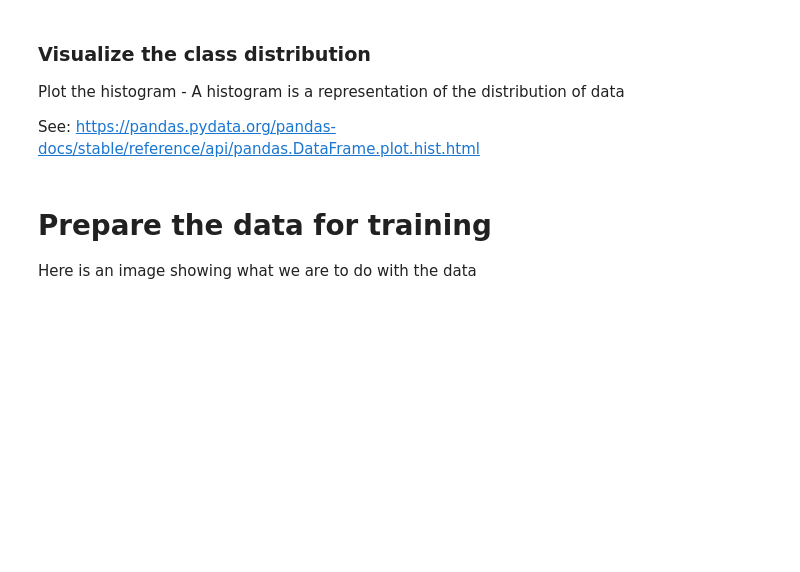
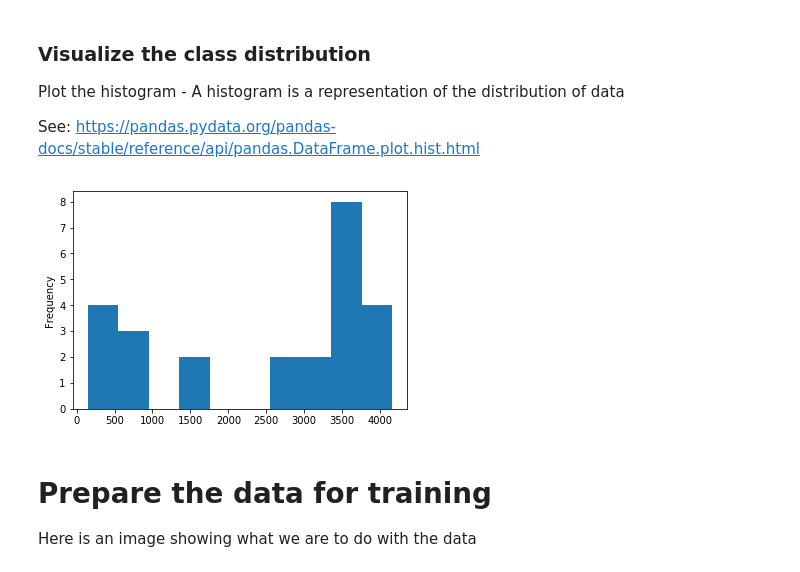
Before and after one commit to pablozamudio/workshop-categorizacion-productos, a Jupyter notebook: train_nn_products_categorization.ipynb, the cells around one changed output. Drawn from its saved outputs; the diff is of its cells as text; code cells hidden in the pictures; blank space fills up the shorter version.

```diff
--- a/train_nn_products_categorization.ipynb
+++ b/train_nn_products_categorization.ipynb
@@ -144,13 +176,15 @@ See: https://pandas.pydata.org/pandas-docs/stable/reference/api/pandas.DataFrame
 # %%
 # From 1 to 4 LoC aprox.
 # Almost identical to previos solution
 def plot_distribution(df):
-  #######################################
-  ########### Your code here ############
-  #######################################
-
+  (df.groupby('domain_id')
+           .count()
+           .sort_values('title', ascending=False)['title']
+           .rename(columns={"title":"counts"})).plot.hist()
 
 plot_distribution(df)
+# %% [output]
+[figure, added]
 # %% [markdown]
 # Prepare the data for training
 Here is an image showing what we are to do with the data
```
Also changed, not shown: parts of 8 cells of this notebook.
